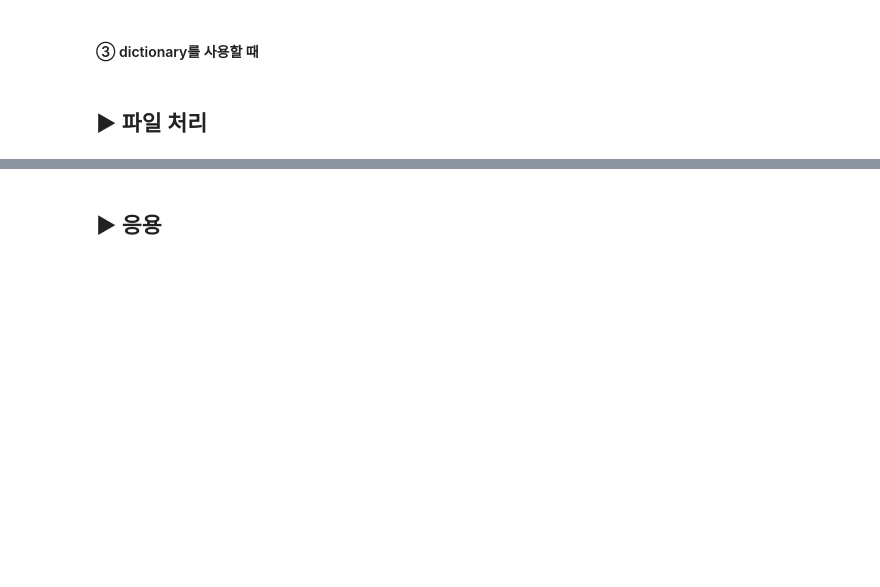
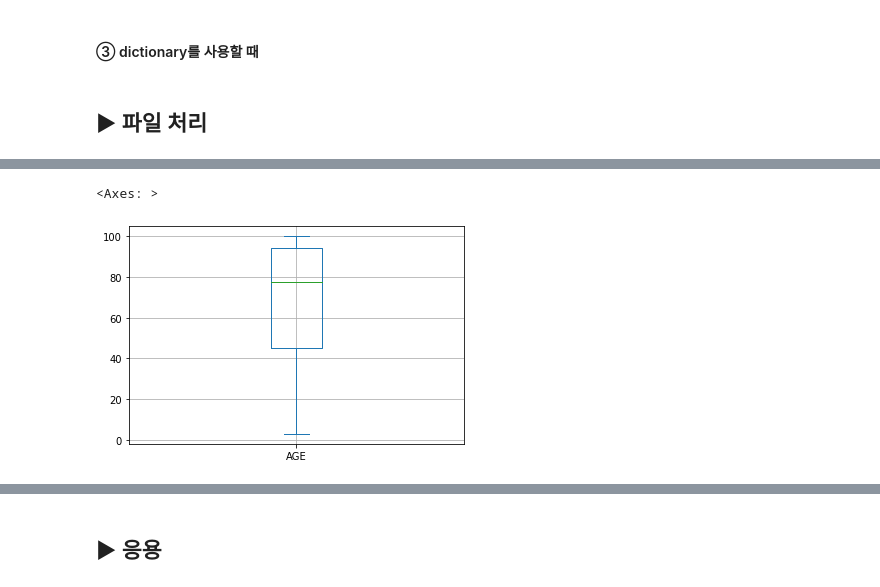
Before and after one commit to gymnopedy01/ictis-2023-ai, a Jupyter notebook: 다운로드/배포_Pandas_핵심.ipynb, the cells around one changed output, grey strips where cells are left out. Drawn from its saved outputs; the diff is of its cells as text; code cells hidden in the pictures; blank space fills up the shorter version.

```diff
--- a/다운로드/배포_Pandas_핵심.ipynb
+++ b/다운로드/배포_Pandas_핵심.ipynb
@@ -174,0 +182,5 @@ PATH= '/content/drive/MyDrive/ICTIS_2023/data/'
+# %%
+PATH = "/content/drive/MyDrive/ICTIS_2023/data/"
+# %%
+df = pd.read_csv(PATH+"boston_house_price.csv", index_col=0)
+df
@@ -174,0 +229,2 @@ PATH= '/content/drive/MyDrive/ICTIS_2023/data/'
+# %%
+df.columns = ['CRIM', 'ZN', 'INDUS', 'CHAS', 'NOX', 'RM', 'AGE', 'DIS', 'RAD', 'TAX', 'PTRATIO', 'B', 'LSTAT', 'Price']    #MEDV 를 Price로 컬럼 변경
@@ -174,0 +316,5 @@ PATH= '/content/drive/MyDrive/ICTIS_2023/data/'
+# %%
+df['AGE'].plot(kind='box', grid=True)
+# %% [output]
+<Axes: >
+[figure, added]
```
Also changed, not shown: parts of 42 cells of this notebook.
